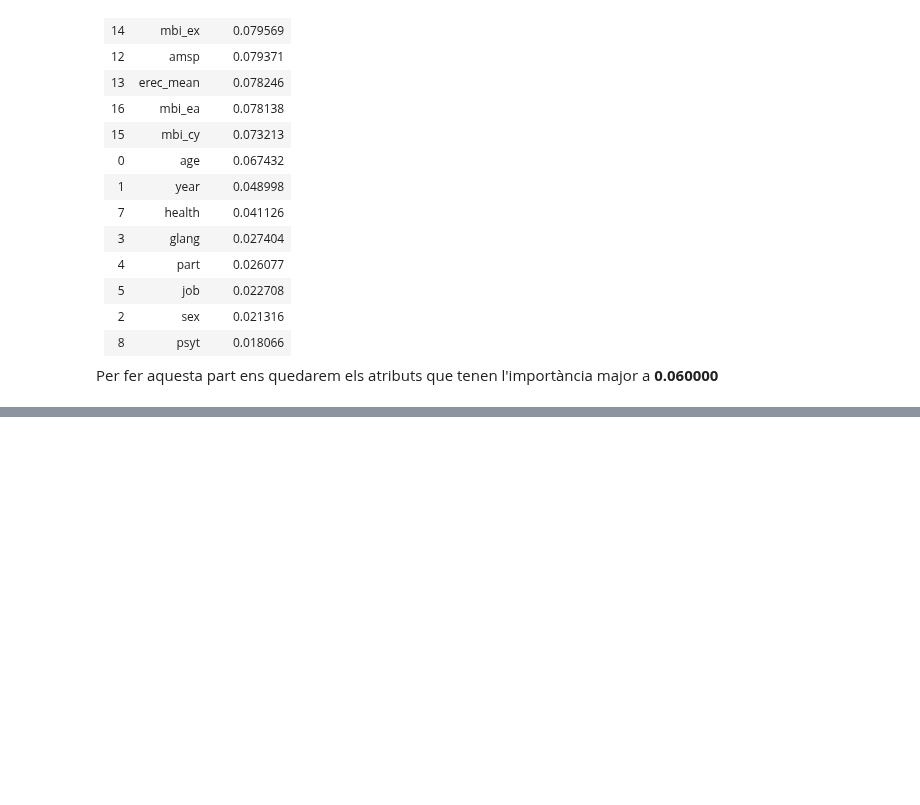
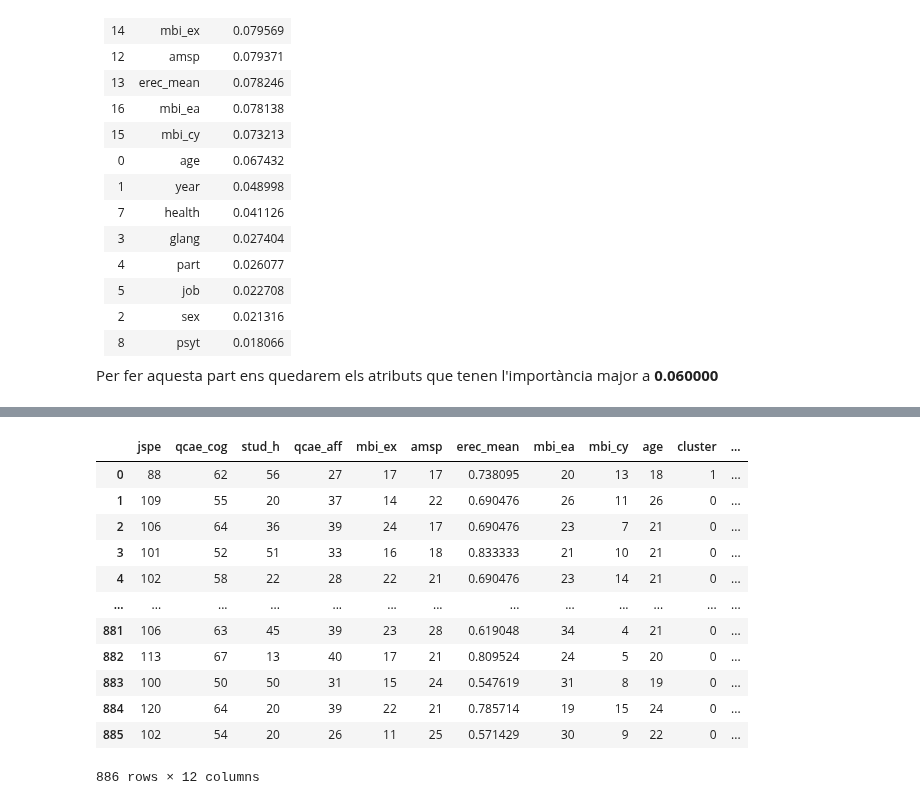
Before and after one commit to DCC-UAB/ACproject-07, a Jupyter notebook: codi/KMeans.ipynb, the cells around one changed output, grey strips where cells are left out. Saved outputs shown, nothing was run; the diff lists cells and outputs as text; code cells hidden in the pictures; blank space fills up the shorter version.

```diff
--- a/codi/KMeans.ipynb
+++ b/codi/KMeans.ipynb
@@ -237,0 +306,19 @@ X_rf = X[['jspe', 'qcae_cog', 'stud_h', 'qcae_aff', 'mbi_ex', 'amsp', 'erec_mean
+# %%
+# fem Dataset per avaluar el model
+df_aval = df_clustered.copy()
+df_aval['target'] = y
+df_aval
+# %% [output]
+|  | jspe | qcae_cog | stud_h | qcae_aff | mbi_ex | amsp | erec_mean | mbi_ea | mbi_cy | age | cluster | ... |
+| 0 | 88 | 62 | 56 | 27 | 17 | 17 | 0.738095 | 20 | 13 | 18 | 1 | ... |
+| 1 | 109 | 55 | 20 | 37 | 14 | 22 | 0.690476 | 26 | 11 | 26 | 0 | ... |
+| 2 | 106 | 64 | 36 | 39 | 24 | 17 | 0.690476 | 23 | 7 | 21 | 0 | ... |
+| 3 | 101 | 52 | 51 | 33 | 16 | 18 | 0.833333 | 21 | 10 | 21 | 0 | ... |
+| 4 | 102 | 58 | 22 | 28 | 22 | 21 | 0.690476 | 23 | 14 | 21 | 0 | ... |
+| ... | ... | ... | ... | ... | ... | ... | ... | ... | ... | ... | ... | ... |
+| 881 | 106 | 63 | 45 | 39 | 23 | 28 | 0.619048 | 34 | 4 | 21 | 0 | ... |
+| 882 | 113 | 67 | 13 | 40 | 17 | 21 | 0.809524 | 24 | 5 | 20 | 0 | ... |
+| 883 | 100 | 50 | 50 | 31 | 15 | 24 | 0.547619 | 31 | 8 | 19 | 0 | ... |
+| 884 | 120 | 64 | 20 | 39 | 22 | 21 | 0.785714 | 19 | 15 | 24 | 0 | ... |
+| 885 | 102 | 54 | 20 | 26 | 11 | 25 | 0.571429 | 30 | 9 | 22 | 0 | ... |
+886 rows × 12 columns
```
Also changed, not shown: parts of 11 cells of this notebook.
